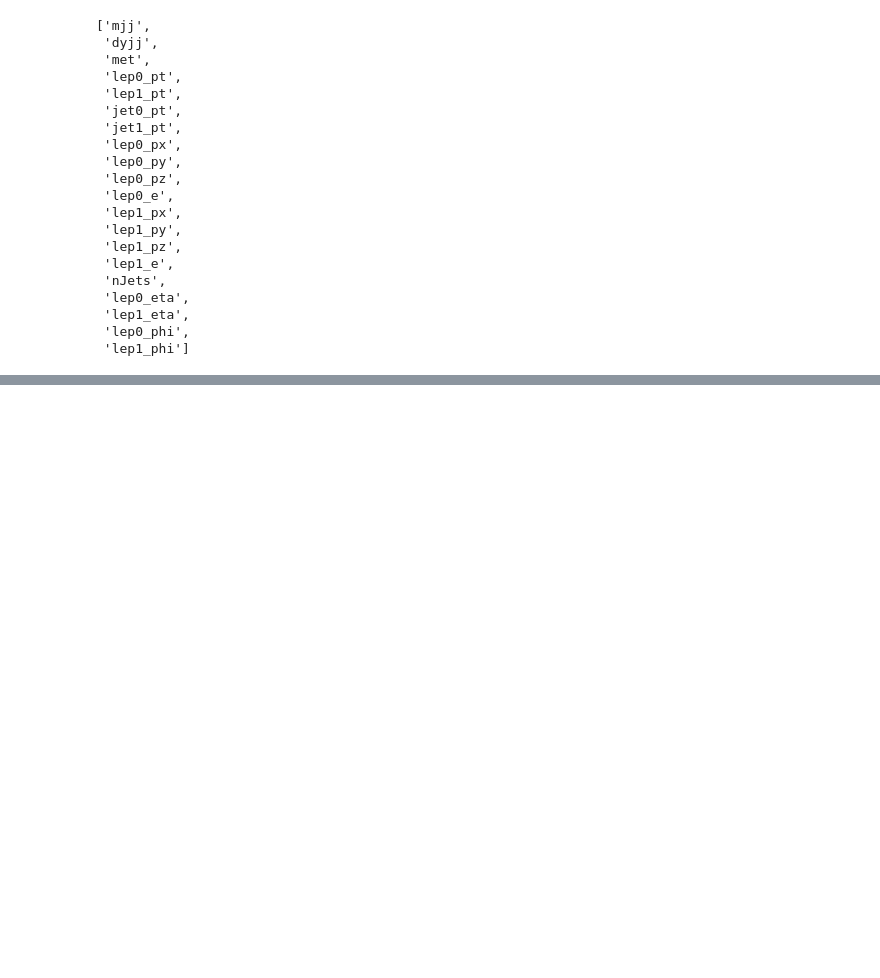
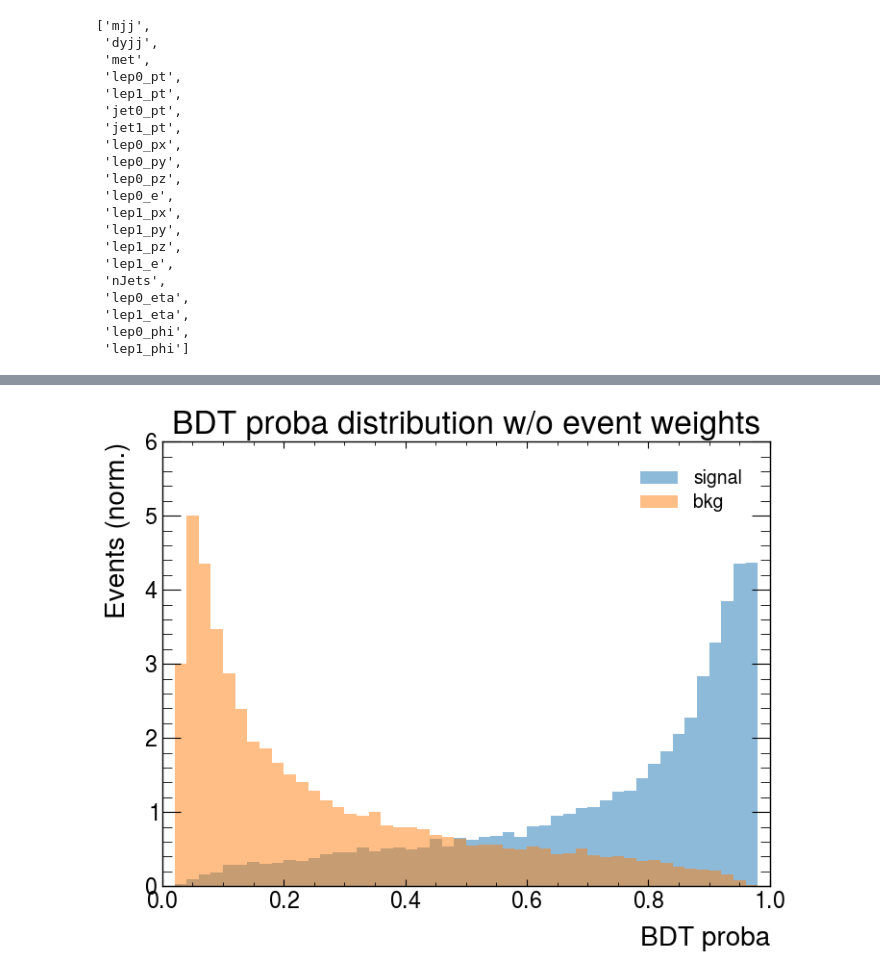
Before and after one commit to hrzhao76/ssWWWZjj, a Jupyter notebook: notebooks/NNtraining.ipynb, the cells around one changed output, grey strips where cells are left out. Saved outputs shown, nothing was run; the diff lists cells and outputs as text; code cells hidden in the pictures; blank space fills up the shorter version.

```diff
--- a/notebooks/NNtraining.ipynb
+++ b/notebooks/NNtraining.ipynb
@@ -382,0 +570,14 @@ for feature in features:
+# %%
+y_test_proba = bdt.predict_proba(X_test[features])[:, 1]
+# %%
+fig, ax = plt.subplots()
+
+ax.hist(y_test_proba[y_test == 1], bins=bin_edges_proba, density=True, alpha=0.5, label="signal")
+ax.hist(y_test_proba[y_test == 0], bins=bin_edges_proba, density=True, alpha=0.5, label="bkg")
+ax.legend()
+ax.set_xlabel("BDT proba")
+ax.set_ylabel("Events (norm.)")
+ax.set_title("BDT proba distribution w/o event weights")
+plt.show()
+# %% [output]
+[figure, added]
```
Also changed, not shown: parts of 70 cells of this notebook, 2 other files.
